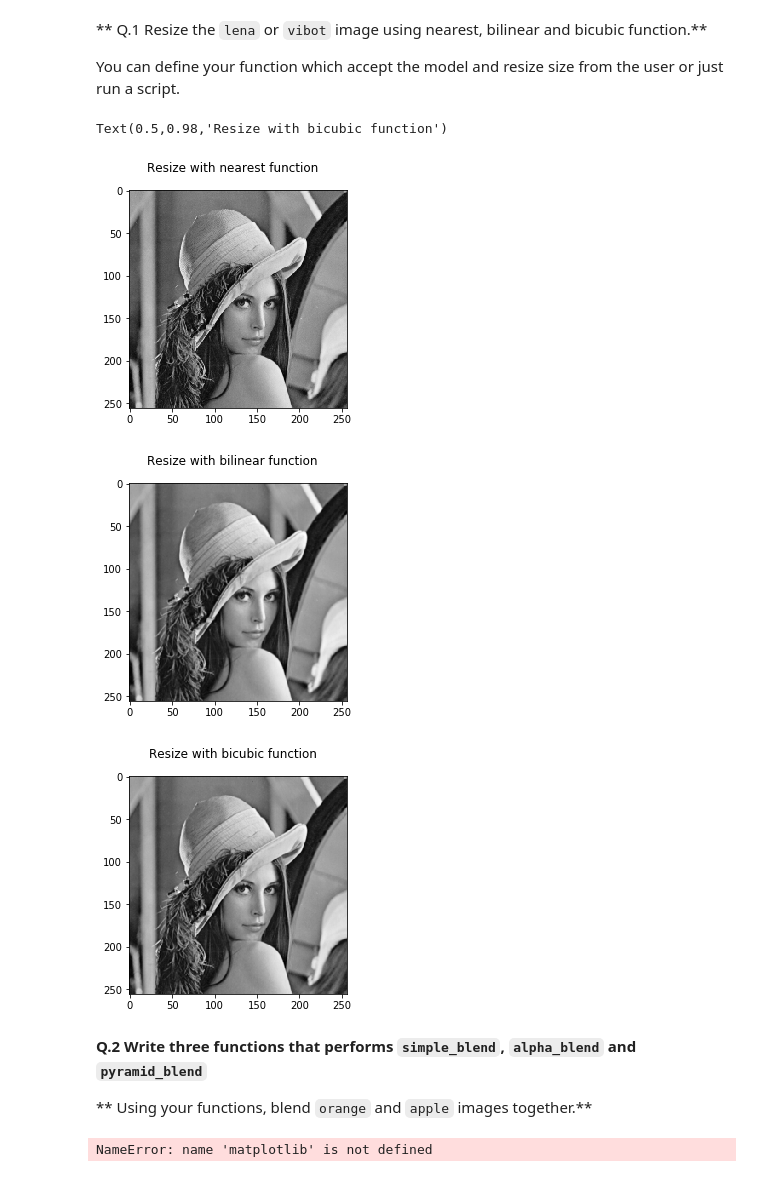
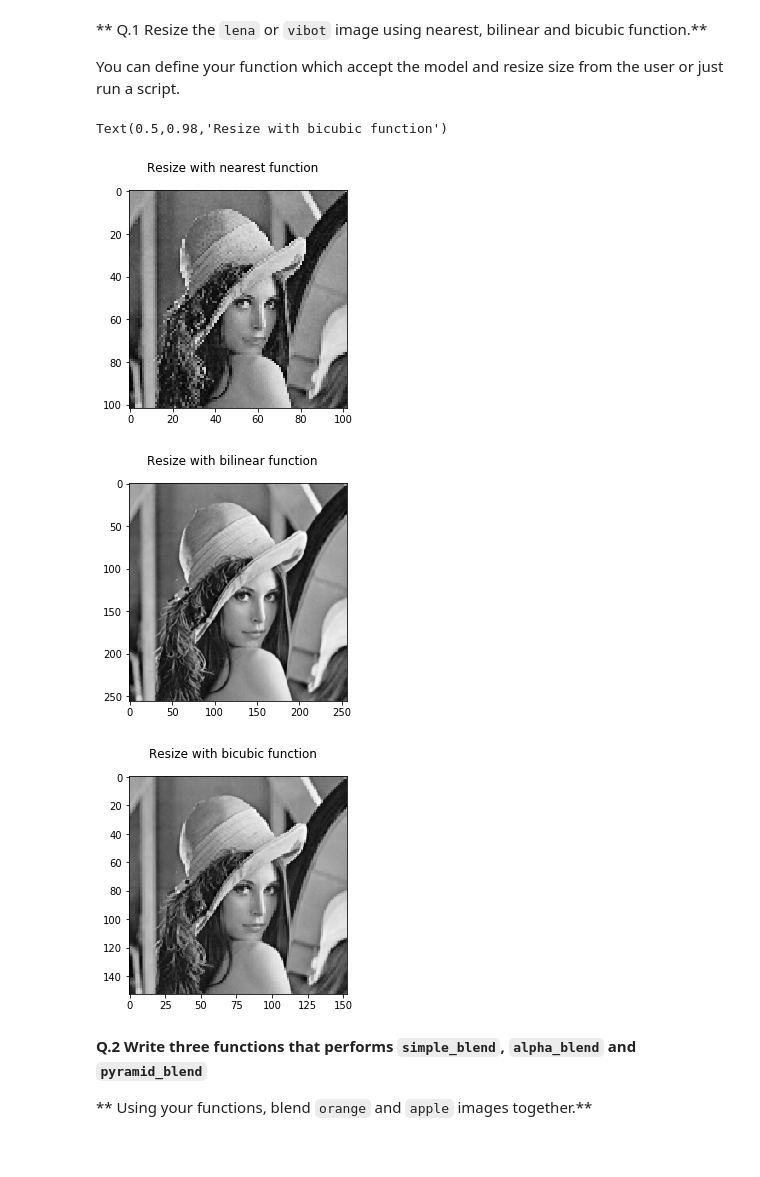
Before and after one commit to faridba/B31XB-IIP-TP-1718, a Jupyter notebook: 3-interpolation-blending/3-interpolation-blending.ipynb, the cells around one changed output. Drawn from its saved outputs; the diff is of its cells as text; code cells hidden in the pictures.

```diff
--- a/3-interpolation-blending/3-interpolation-blending.ipynb
+++ b/3-interpolation-blending/3-interpolation-blending.ipynb
@@ -49,30 +49,37 @@ Pretty printing has been turned ON
 
 You can define your function which accept the model and resize size from the user or just run a script.
 # %%
-def resize(img):
-    near_img = misc.imresize(img, 0.5, interp = 'nearest')
-    bilinear_img = misc.imresize(img, 0.5, interp = 'bilinear')
-    bicubic_img = misc.imresize(img, 0.5, interp = 'bicubic')
-    return near_img, bilinear_img, bicubic_img
+def resize(img,interp):
+    if interp == 'nearest':
+        near_img = misc.imresize(img, 20, interp)
+        return near_img
+    if interp == 'bilinear':
+        bilinear_img = misc.imresize(img, 50, interp)
+        return bilinear_img
+    if interp == 'bicubic':
+        bicubic_img = misc.imresize(img, 30, interp)
+        return bicubic_img
 # %%
 img_path = './images/'
 img_name = 'lena-grey.bmp'
 img_lena = io.imread(img_path.__add__(img_name))
 img_lena_float = img_as_float(img_lena)
-near_img, bilinear_img, bicubic_img = resize(img_lena_float)
+near_img = resize(img_lena_float,'nearest')
 plt.imshow(near_img, cmap = plt.cm.gray)
 plt.suptitle('Resize with nearest function')
 plt.figure()
+bilinear_img = resize(img_lena_float,'bilinear')
 plt.imshow(bilinear_img, cmap = plt.cm.gray)
 plt.suptitle('Resize with bilinear function')
 plt.figure()
+bicubic_img = resize(img_lena_float,'bicubic')
 plt.imshow(bicubic_img, cmap = plt.cm.gray)
 plt.suptitle('Resize with bicubic function')
 # %% [output]
 Text(0.5,0.98,'Resize with bicubic function')
-[figure, old version]
+[figure, new version]
 [figure]
-[figure, old version]
+[figure, new version]
 # %% [markdown]
 **Q.2 Write three functions that performs `simple_blend`, `alpha_blend` and `pyramid_blend`**
 
@@ -90,10 +86,0 @@ def blending(img1, img2, method):
-# %%
-#i = blending(img_lena_float,img_lena_float, 'simple blending')
-n1 ,m1 = img_lena_float.shape
-I1 = (np.ones((n1//2,m1)), np.zeros((n1//2,m1)))
-img_array1 = matplotlib.misc.imread(img_lena_float)
-img_blend = img1*I1
-img_blend = Image.fromarray(img_blend, 'RGB')
-plt.imshow(img_blend)
-# %% [output]
-NameError: name 'matplotlib' is not defined
```
Also changed, not shown: parts of 4 cells of this notebook.
